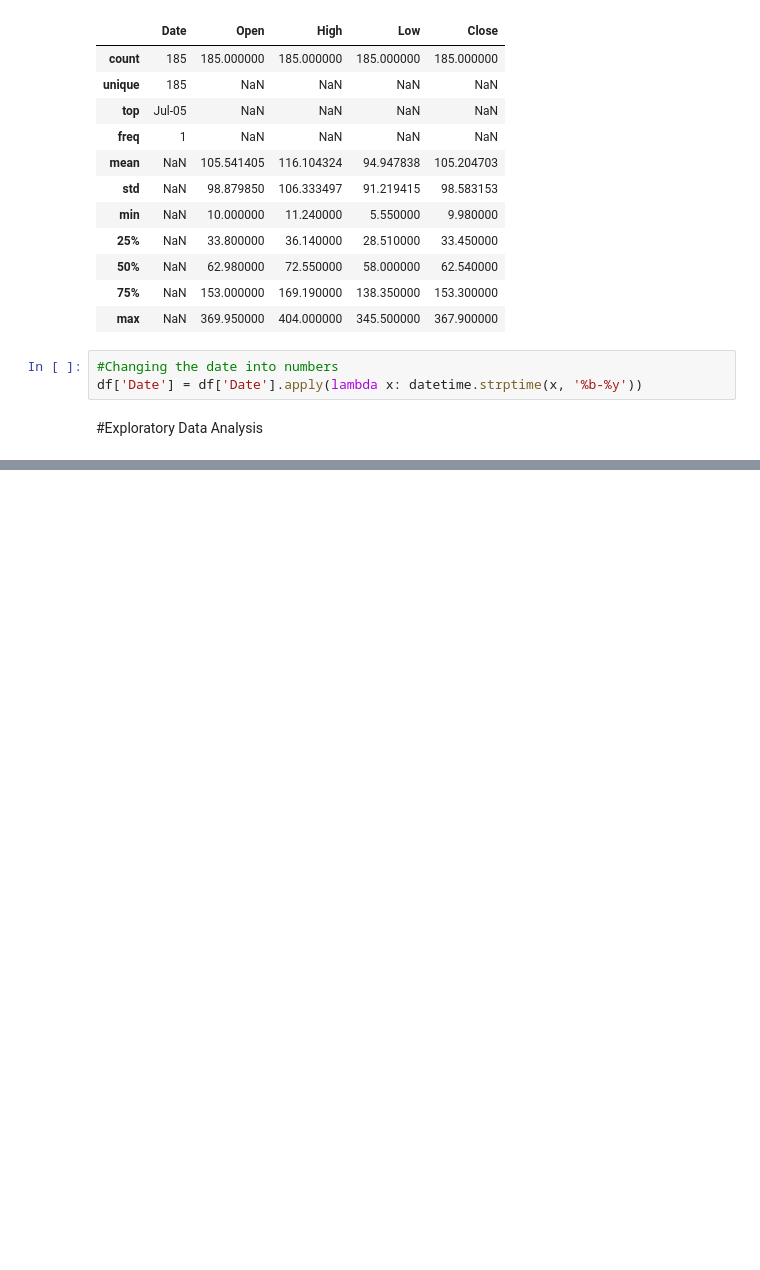
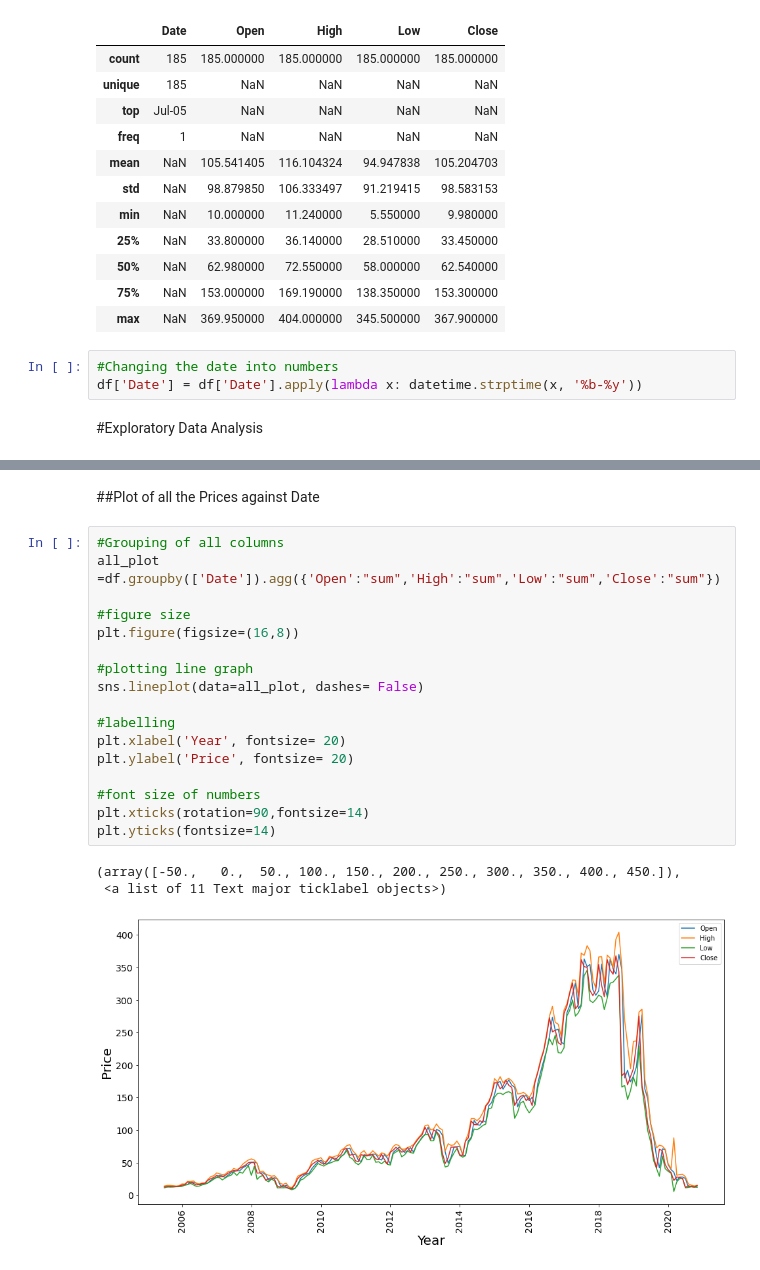
Before and after one commit to Ashfaquesayyed/Yes-bank-stock-closing-price-prediction, a Jupyter notebook: Yes_bank_stock_closing_price_new.ipynb, the cells around one changed output, grey strips where cells are left out. Cells and saved outputs as stored; diff of their text form; blank space fills up the shorter version.

```diff
--- a/Yes_bank_stock_closing_price_new.ipynb
+++ b/Yes_bank_stock_closing_price_new.ipynb
@@ -141,0 +168,23 @@ df['Date'] = df['Date'].apply(lambda x: datetime.strptime(x, '%b-%y'))
+# %% [markdown]
+##Plot of all the Prices against Date
+# %%
+#Grouping of all columns
+all_plot =df.groupby(['Date']).agg({'Open':"sum",'High':"sum",'Low':"sum",'Close':"sum"})
+
+#figure size
+plt.figure(figsize=(16,8))
+
+#plotting line graph
+sns.lineplot(data=all_plot, dashes= False)
+
+#labelling
+plt.xlabel('Year', fontsize= 20)
+plt.ylabel('Price', fontsize= 20)
+
+#font size of numbers
+plt.xticks(rotation=90,fontsize=14)
+plt.yticks(fontsize=14)
+# %% [output]
+(array([-50.,   0.,  50., 100., 150., 200., 250., 300., 350., 400., 450.]),
+ <a list of 11 Text major ticklabel objects>)
+[figure, added]
```
Also changed, not shown: parts of 19 cells of this notebook.
